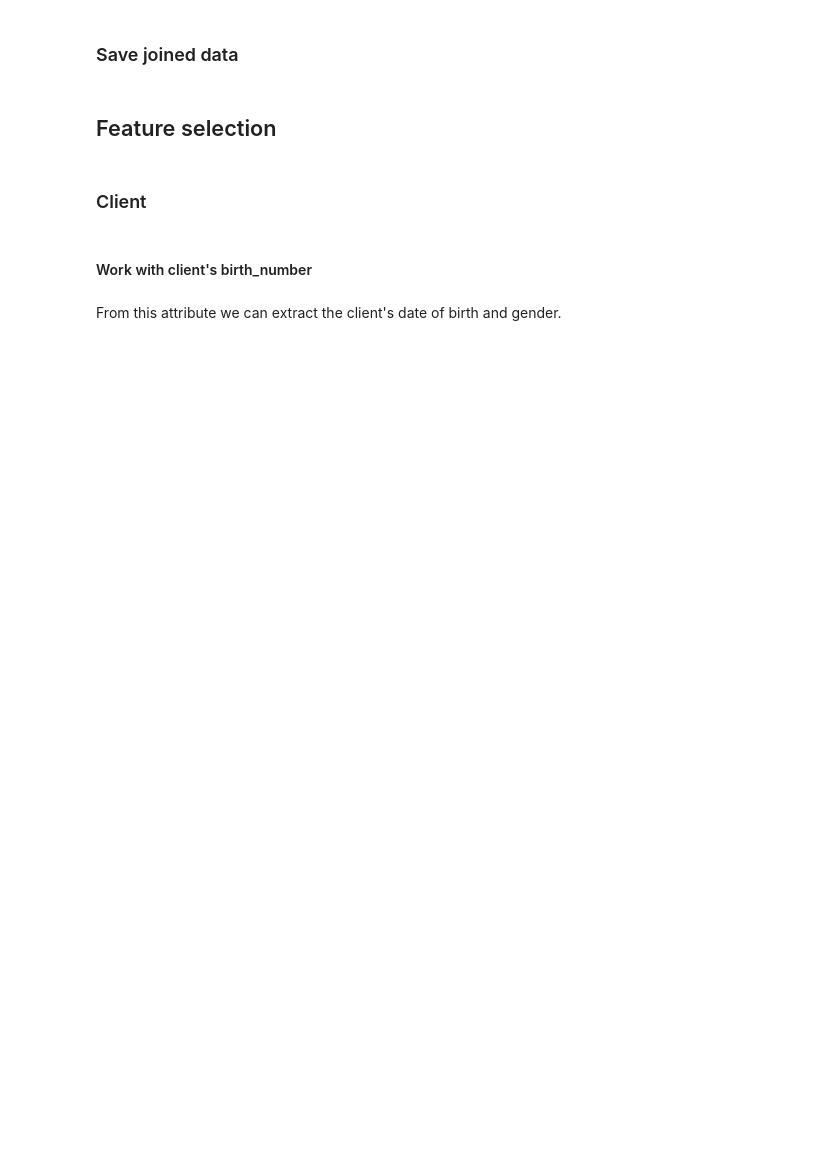
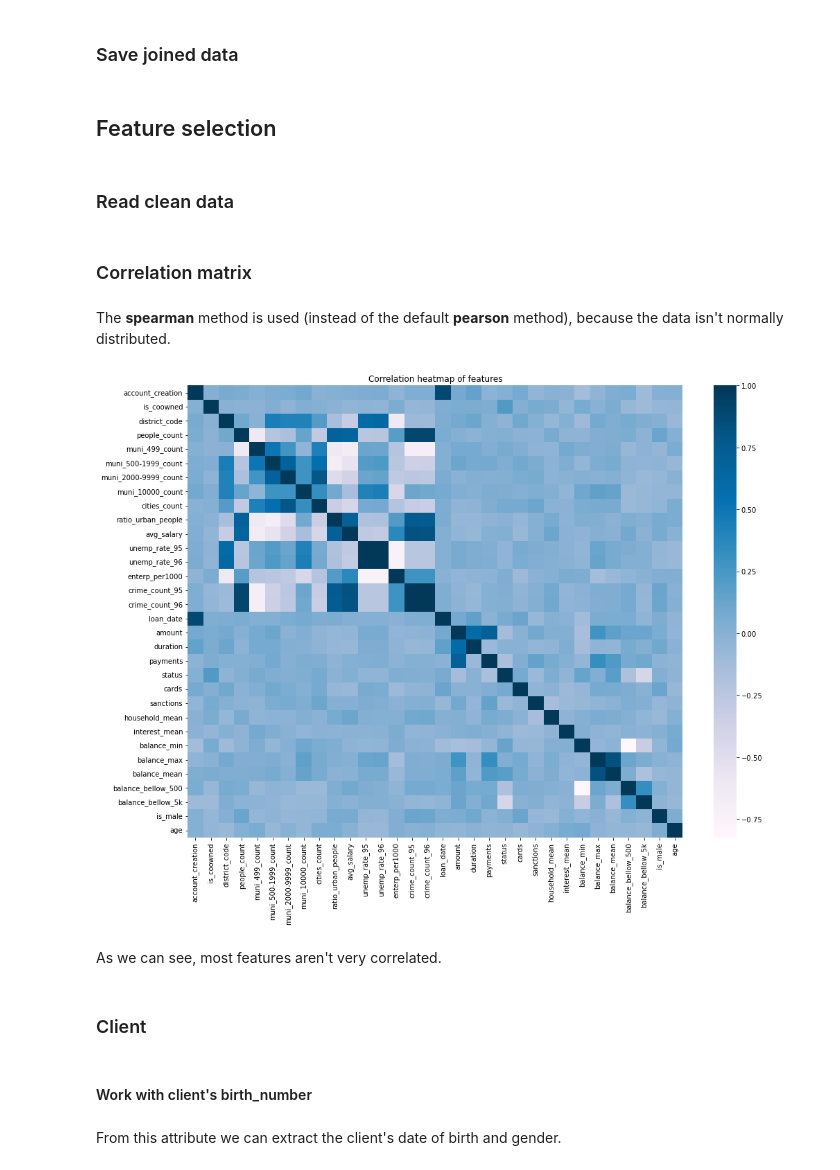
Before and after one commit to JoaoCostaIFG/AC, a Jupyter notebook: Banking.ipynb, the cells around one changed output. Drawn from its saved outputs; the diff is of its cells as text; code cells hidden in the pictures; blank space fills up the shorter version.

Commit message:
Update: join transaction data to the rest of the data.

```diff
--- a/Banking.ipynb
+++ b/Banking.ipynb
@@ -640,2 +864,24 @@ def parseDay(x):
+# %% [markdown]
+### Read clean data
+# %%
+df = pd.read_csv('cool_data/train-data-join.csv')
+df_test = pd.read_csv('cool_data/test-data-join.csv')
+# %% [markdown]
+### Correlation matrix
+# %% [markdown]
+The **spearman** method is used (instead of the default **pearson** method), because the data isn't normally distributed.
+# %%
+# create correlation matrix
+corr_matrix = df.corr(method="spearman");
+
+# create correlation heatmap
+plt.figure(figsize=(16.0, 12.0))
+plt.title("Correlation heatmap of features")
+a = sb.heatmap(corr_matrix, linecolor='black', cmap='PuBu');
+plt.show();
+# %% [output]
+[figure, added]
+# %% [markdown]
+As we can see, most features aren't very correlated.
 # %% [markdown]
 ### Client
```
Also changed, not shown: parts of 33 cells of this notebook.
